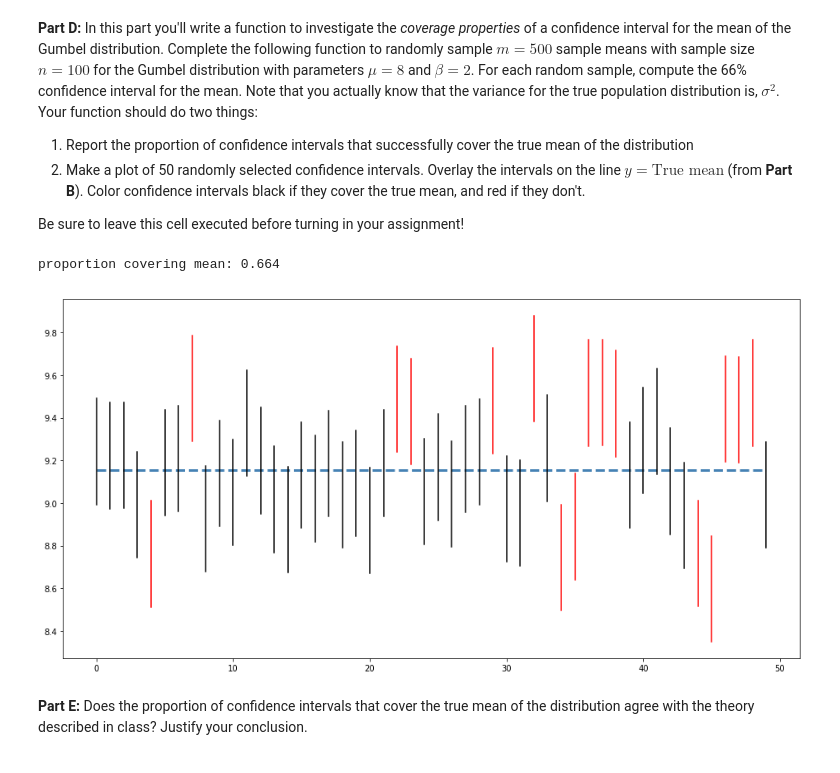
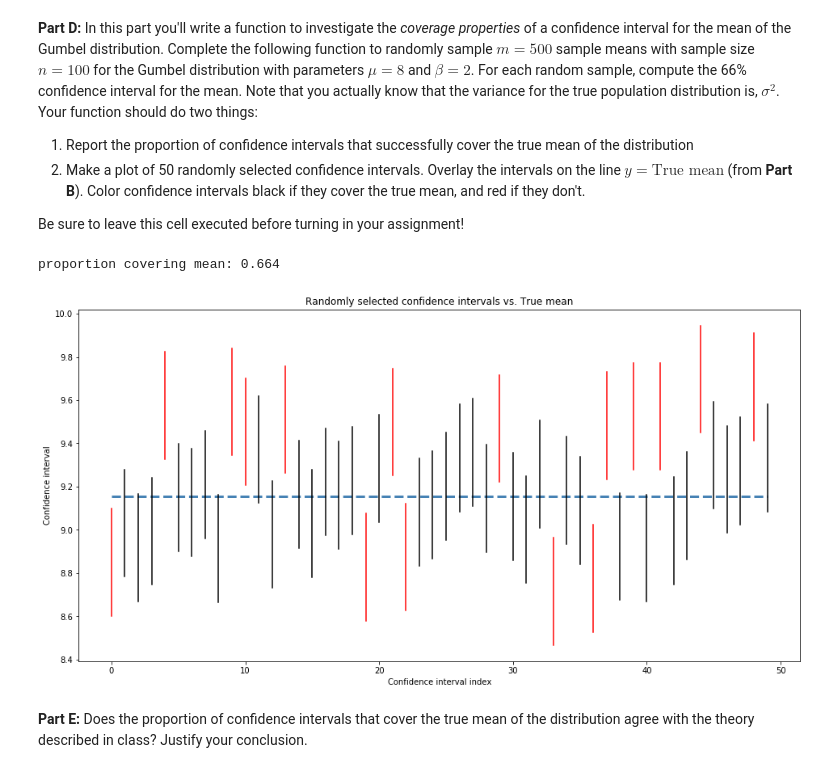
Before and after one commit to howardmonington/friendly-fortnight, a Jupyter notebook: homework/homework5/hmwk05_Kennedy_Alex.ipynb, the cells around one changed output. Saved outputs shown, nothing was run; the diff lists cells and outputs as text; code cells hidden in the pictures.

```diff
--- a/homework/homework5/hmwk05_Kennedy_Alex.ipynb
+++ b/homework/homework5/hmwk05_Kennedy_Alex.ipynb
@@ -452,4 +452,7 @@ fig, ax = plt.subplots(1,1,figsize=(16,8))
 ax.hist(r,
        facecolor = 'gray',
        edgecolor = 'gold')
+ax.set_title("Gumbel distributed random sample")
+ax.set_xlabel("Sample Value")
+ax.set_ylabel("Count")
 # %% [output]
@@ -511,51 +510,77 @@ __Part C Conclusions:__
 Be sure to leave this cell executed before turning in your assignment!
 # %%
 def confidence_intervals(m=500, n=100):
+    # parameters for distribution
     mu = 8
     beta = 2
+    # actual mean and variancee
     var = (np.pi**2/6)*(beta**2)
     actual_mean = mu + beta*np.euler_gamma
+
+    # counter for the number of intervals that cover the mean
     covers_mean = 0
+    # set of all confidence intervals
     confidence_intervals = []
+
+    # loop m times
+    z = stats.norm.ppf(1-(1/6))
     for i in range(m):
+        # get a random sample fom gumbel distribution
         r = gumbel_r.rvs(loc = mu, scale = beta, size = n)
-        z = stats.norm.ppf(1-(1/6))
+
+        # calculate the CIs and append to the list
         ci_lower = r.mean() - z*np.sqrt(var)/np.sqrt(n)
         ci_upper = r.mean() + z*np.sqrt(var)/np.sqrt(n)
         confidence_intervals.append((ci_lower, ci_upper))
+
+        # if the CI covers the actual mean add 1 to counter
         if actual_mean >= ci_lower and actual_mean <= ci_upper:
             covers_mean += 1
+    # calculate p
     proportion_CIs_covering_mean = covers_mean/m
-    choices = np.random.choice(len(confidence_intervals), 50)
+
+    # for graphing, choose 50 random indices from the confidence intervals
+    all_indices = [i for i in range(len(confidence_intervals))]
+    choices = np.random.choice(all_indices, 50, replace = False)
+
     black_intervals = []
     red_intervals = []
+
+    # for all of the indices in the choices that we made
     for index in choices:
+        # unpack the tuple for lower and upper
         lower, upper = confidence_intervals[index]
+        # if the mean is covered, add it to the plots that will be black
+        # else, add to the red plots that don't cover the mean
         if actual_mean <= upper and actual_mean >= lower:
             black_intervals.append(confidence_intervals[index])
         else:
             red_intervals.append(confidence_intervals[index])
 
+    # plot the intervals spreading them out randomly
     fig, ax = plt.subplots(1,1,figsize=(16,8))
     sId = [i for i in range(50)]
     ax.plot([0,49], [actual_mean, actual_mean], color="steelblue", ls='--', lw=3)
     for interval in black_intervals:
         lower, upper = interval
         random_index = np.random.randint(0, len(sId))
         ax.plot([sId[random_index], sId[random_index]],[lower, upper], color = 'black')
         sId.pop(random_index)
     for interval in red_intervals:
         lower, upper = interval
         random_index = np.random.randint(0, len(sId))
         ax.plot([sId[random_index], sId[random_index]],[lower, upper], color = 'red')
         sId.pop(random_index)
+    ax.set_title("Randomly selected confidence intervals vs. True mean")
+    ax.set_xlabel("Confidence interval index")
+    ax.set_ylabel("Confidence interval")
     print("proportion covering mean: {:.3f}".format(proportion_CIs_covering_mean))
 
 
 confidence_intervals()
 # %% [output]
 proportion covering mean: 0.664
-[figure, old version]
+[figure, new version]
 # %% [markdown]
 **Part E:** Does the proportion of confidence intervals that cover the true mean of the distribution agree with the theory described in class?  Justify your conclusion.
 # %% [markdown]
```
Also changed, not shown: parts of 3 cells of this notebook.
